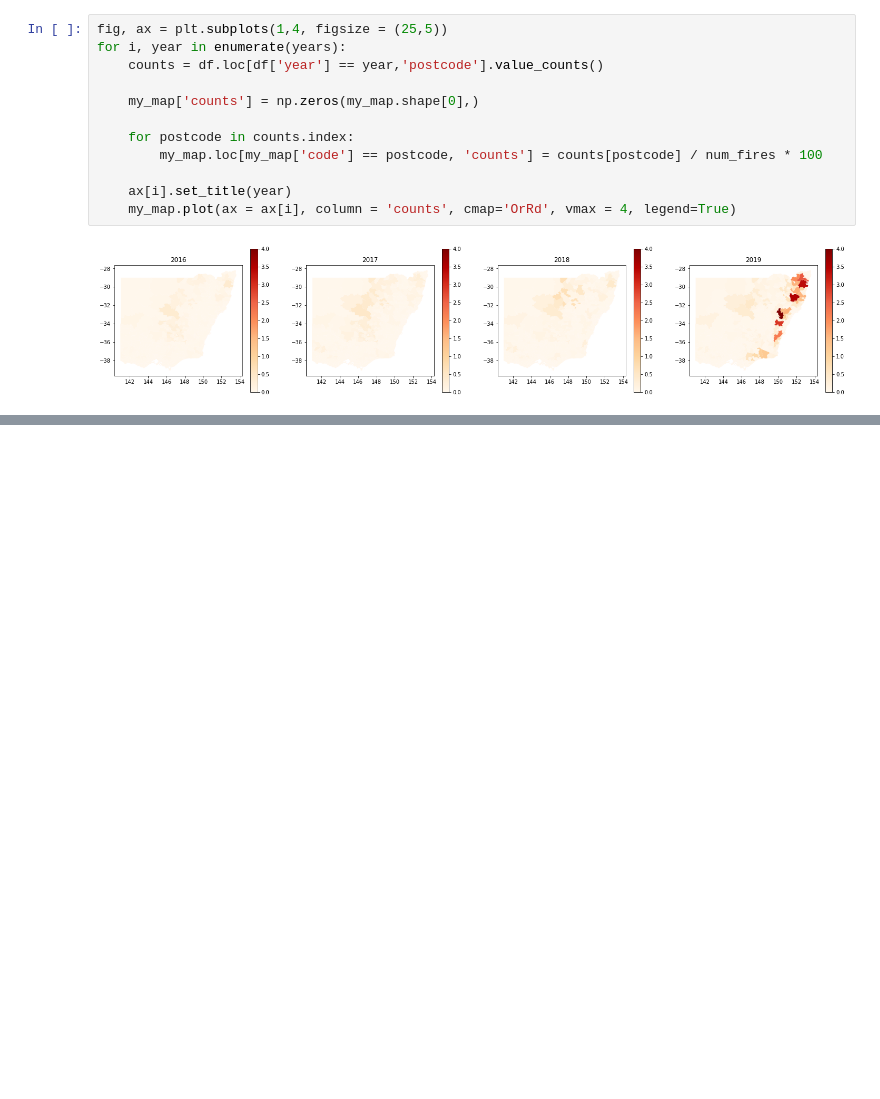
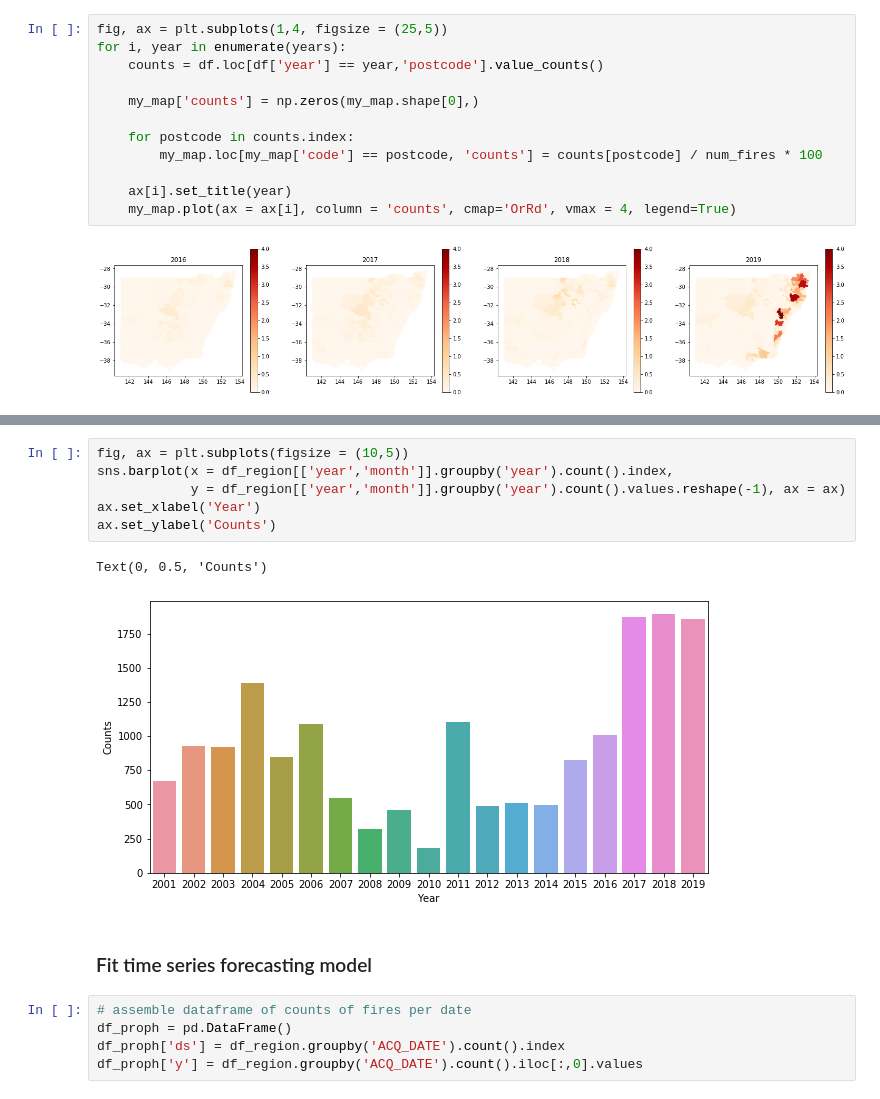
Before and after one commit to lindenmp/NASA_aus_firedata, a Jupyter notebook: analysis.ipynb, the cells around one changed output, grey strips where cells are left out. Drawn from its saved outputs; the diff is of its cells as text; blank space fills up the shorter version.

```diff
--- a/analysis.ipynb
+++ b/analysis.ipynb
@@ -116,0 +183,16 @@ for i, year in enumerate(years):
+# %%
+fig, ax = plt.subplots(figsize = (10,5))
+sns.barplot(x = df_region[['year','month']].groupby('year').count().index,
+            y = df_region[['year','month']].groupby('year').count().values.reshape(-1), ax = ax)
+ax.set_xlabel('Year')
+ax.set_ylabel('Counts')
+# %% [output]
+Text(0, 0.5, 'Counts')
+[figure, added]
+# %% [markdown]
+### Fit time series forecasting model
+# %%
+# assemble dataframe of counts of fires per date
+df_proph = pd.DataFrame()
+df_proph['ds'] = df_region.groupby('ACQ_DATE').count().index
+df_proph['y'] = df_region.groupby('ACQ_DATE').count().iloc[:,0].values
```
Also changed, not shown: parts of 18 cells of this notebook, 1 other file.
